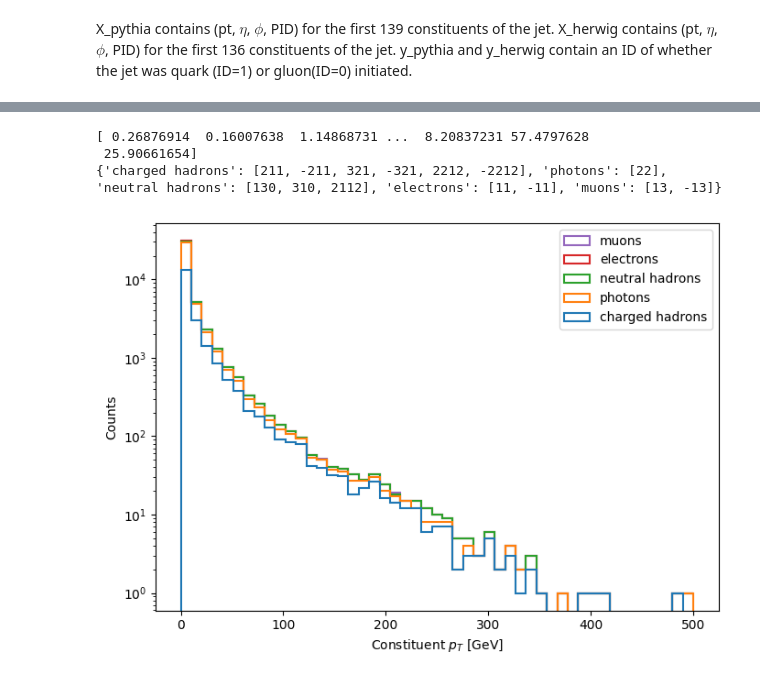
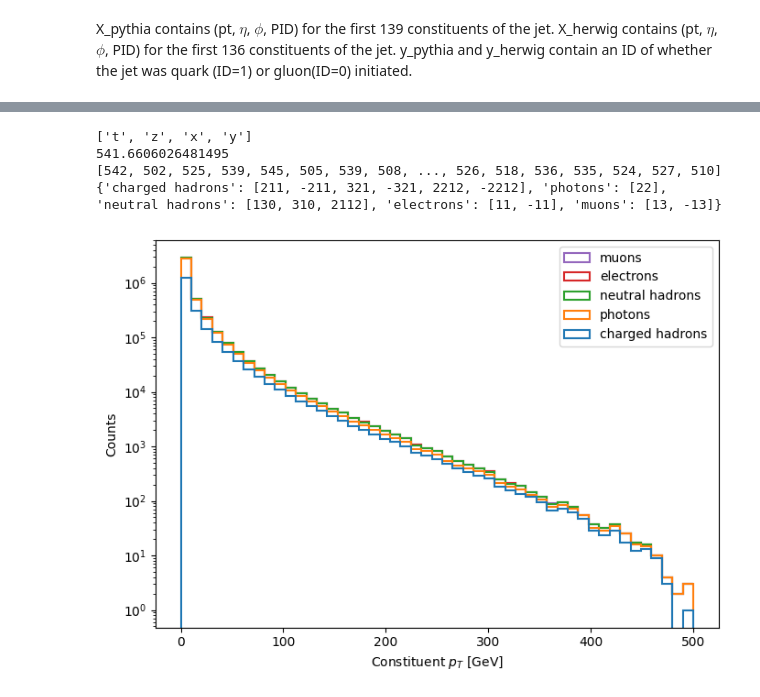
Before and after one commit to laurenhay/ParticleSetCompression, a Jupyter notebook: plot_inputs.ipynb, the cells around one changed output, grey strips where cells are left out. Saved outputs shown, nothing was run; the diff lists cells and outputs as text; code cells hidden in the pictures.

```diff
--- a/plot_inputs.ipynb
+++ b/plot_inputs.ipynb
@@ -52,3 +36,20 @@ print(len(X_pythia[2]))
+# %%
+def get_jet_vectors(p):
+    pt  = p[:, :, 0]
+    eta = p[:, :, 1]
+    phi = p[:, :, 2]
+
+    constituents = ak.zip(
+        {
+            "pt":   ak.Array(pt),
+            "eta":  ak.Array(eta),
+            "phi":  ak.Array(phi),
+            "mass": ak.Array(np.zeros_like(pt)),  # massless assumption
+        },
+        with_name="Momentum4D",
+    )
+    jets = ak.sum(constituents, axis=1)
+    return jets, constituents
 # %%
 # plotting consituent pts
 pid_map = {
@@ -58,48 +59,49 @@ pid_map = {
     "electrons": [11, -11],
     "muons": [13, -13],
 }
+
+jets, particles = get_jet_vectors(input)
 # flatten jets × constituents
-pt  = X_pythia[..., 0].reshape(-1)
-eta = X_pythia[..., 1].reshape(-1)
-phi = X_pythia[..., 2].reshape(-1)
-pid = X_pythia[..., 3].reshape(-1)
-e = (X_pythia[:,:,0] * np.cosh(X_pythia[:,:,1])).reshape(-1)
 
 # keep only filled constituents (pT > 0)
-mask = pt > 0
-pt  = pt[mask]
-e = e[mask]
-eta  = eta[mask]
-phi  = phi[mask]
-pid = pid[mask]
-print(pt)
+part_mask = particles.pt > 0
+pid = input[:, :, 3]
+#remove empty particles
+# particles = particles[part_mask]
+# pid = pid[part_mask]
+jet_mask = jets.pt > 0
+#remove empty jets
+jets = jets[jet_mask]
+print(jets.pt)
 bins = np.linspace(0, 500, 50)
+
+
 
 plt.figure(figsize=(7, 5))
 pts = []
-print(pid_map)
 for label, pdgs in pid_map.items():
     sel = np.isin(pid, pdgs)
     if np.any(sel):
-        pts.append(pt[sel])
+        pts.append(particles.pt[sel])
 
 plt.hist(
     pts,
     bins=bins,
     histtype="step",
     linewidth=1.5,
     label=pid_map.keys(),
     stacked=True
 )
 
 plt.yscale("log")
 plt.xlabel("Constituent $p_T$ [GeV]")
 plt.ylabel("Counts")
 plt.legend()
 plt.tight_layout()
 plt.show()
 # %% [output]
-[ 0.26876914  0.16007638  1.14868731 ...  8.20837231 57.4797628
- 25.90661654]
+['t', 'z', 'x', 'y']
+541.6606026481495
+[542, 502, 525, 539, 545, 505, 539, 508, ..., 526, 518, 536, 535, 524, 527, 510]
 {'charged hadrons': [211, -211, 321, -321, 2212, -2212], 'photons': [22], 'neutral hadrons': [130, 310, 2112], 'electrons': [11, -11], 'muons': [13, -13]}
-[figure, old version]
+[figure, new version]
```
Also changed, not shown: parts of 9 cells of this notebook, 3 other files.
